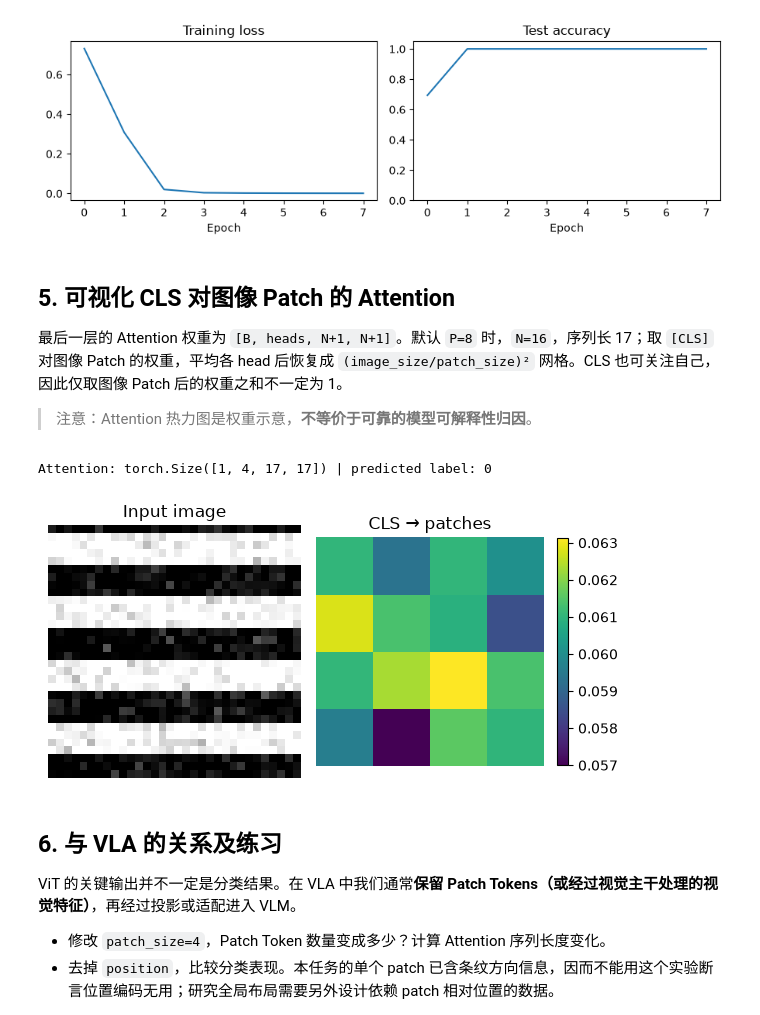
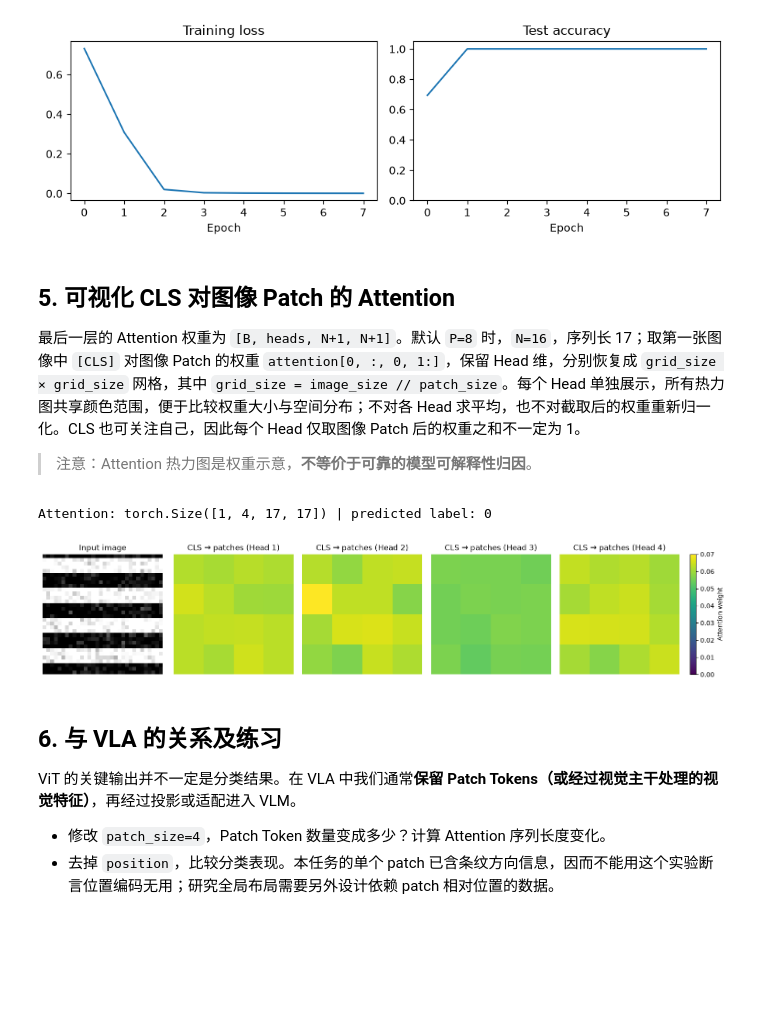
Before and after one commit to Maple-Ze/Transformer-to-VLA, a Jupyter notebook: 03_Vision_Transformers/01_ViT_From_Scratch.ipynb, the cells around one changed output. Saved outputs shown, nothing was run; the diff lists cells and outputs as text; code cells hidden in the pictures; blank space fills up the shorter version.

Commit message:
Show per-head ViT attention with shared color scale

```diff
--- a/03_Vision_Transformers/01_ViT_From_Scratch.ipynb
+++ b/03_Vision_Transformers/01_ViT_From_Scratch.ipynb
@@ -197,24 +197,31 @@ Epoch 08 | loss 0.0012 | test acc 1.000
 # %% [markdown]
 ## 5. 可视化 CLS 对图像 Patch 的 Attention
 
-最后一层的 Attention 权重为 `[B, heads, N+1, N+1]`。默认 `P=8` 时，`N=16`，序列长 17；取 `[CLS]` 对图像 Patch 的权重，平均各 head 后恢复成 `(image_size/patch_size)²` 网格。CLS 也可关注自己，因此仅取图像 Patch 后的权重之和不一定为 1。
+最后一层的 Attention 权重为 `[B, heads, N+1, N+1]`。默认 `P=8` 时，`N=16`，序列长 17；取第一张图像中 `[CLS]` 对图像 Patch 的权重 `attention[0, :, 0, 1:]`，保留 Head 维，分别恢复成 `grid_size × grid_size` 网格，其中 `grid_size = image_size // patch_size`。每个 Head 单独展示，所有热力图共享颜色范围，便于比较权重大小与空间分布；不对各 Head 求平均，也不对截取后的权重重新归一化。CLS 也可关注自己，因此每个 Head 仅取图像 Patch 后的权重之和不一定为 1。
 
 > 注意：Attention 热力图是权重示意，**不等价于可靠的模型可解释性归因**。
 # %%
 model.eval()
 with torch.no_grad():
     logits, attention = model(X[:1].to(device), return_attention=True)
 print('Attention:', attention.shape, '| predicted label:', logits.argmax(-1).item())
+
 grid_size = model.patches.grid_size
-cls_attention = attention[0, :, 0, 1:].mean(0).reshape(grid_size, grid_size).cpu().numpy()
-fig, axs = plt.subplots(1, 2, figsize=(6, 3))
-axs[0].imshow(X[0, 0], cmap='gray'); axs[0].set_title('Input image')
-im = axs[1].imshow(cls_attention, cmap='viridis'); axs[1].set_title('CLS → patches')
+num_heads = attention.shape[1]
+cls_attention = attention[0, :, 0, 1:].reshape(num_heads, grid_size, grid_size).cpu().numpy()
+vmax = cls_attention.max()
+
+fig, axs = plt.subplots(1, num_heads + 1, figsize=(3 * (num_heads + 1), 3), constrained_layout=True)
+axs[0].imshow(X[0, 0], cmap='gray', vmin=0, vmax=1); axs[0].set_title('Input image')
+for h in range(num_heads):
+    im = axs[h+1].imshow(cls_attention[h], cmap='viridis', vmin=0, vmax=vmax)
+    axs[h+1].set_title(f'CLS → patches (Head {h+1})')
 for a in axs: a.axis('off')
-fig.colorbar(im, ax=axs[1], fraction=0.045); plt.tight_layout(); plt.show()
+fig.colorbar(im, ax=axs[1:].tolist(), fraction=0.015, pad=0.02, label='Attention weight')
+plt.show()
 # %% [output]
 Attention: torch.Size([1, 4, 17, 17]) | predicted label: 0
-[figure, old version]
+[figure, new version]
 # %% [markdown]
 ## 6. 与 VLA 的关系及练习
 
```
